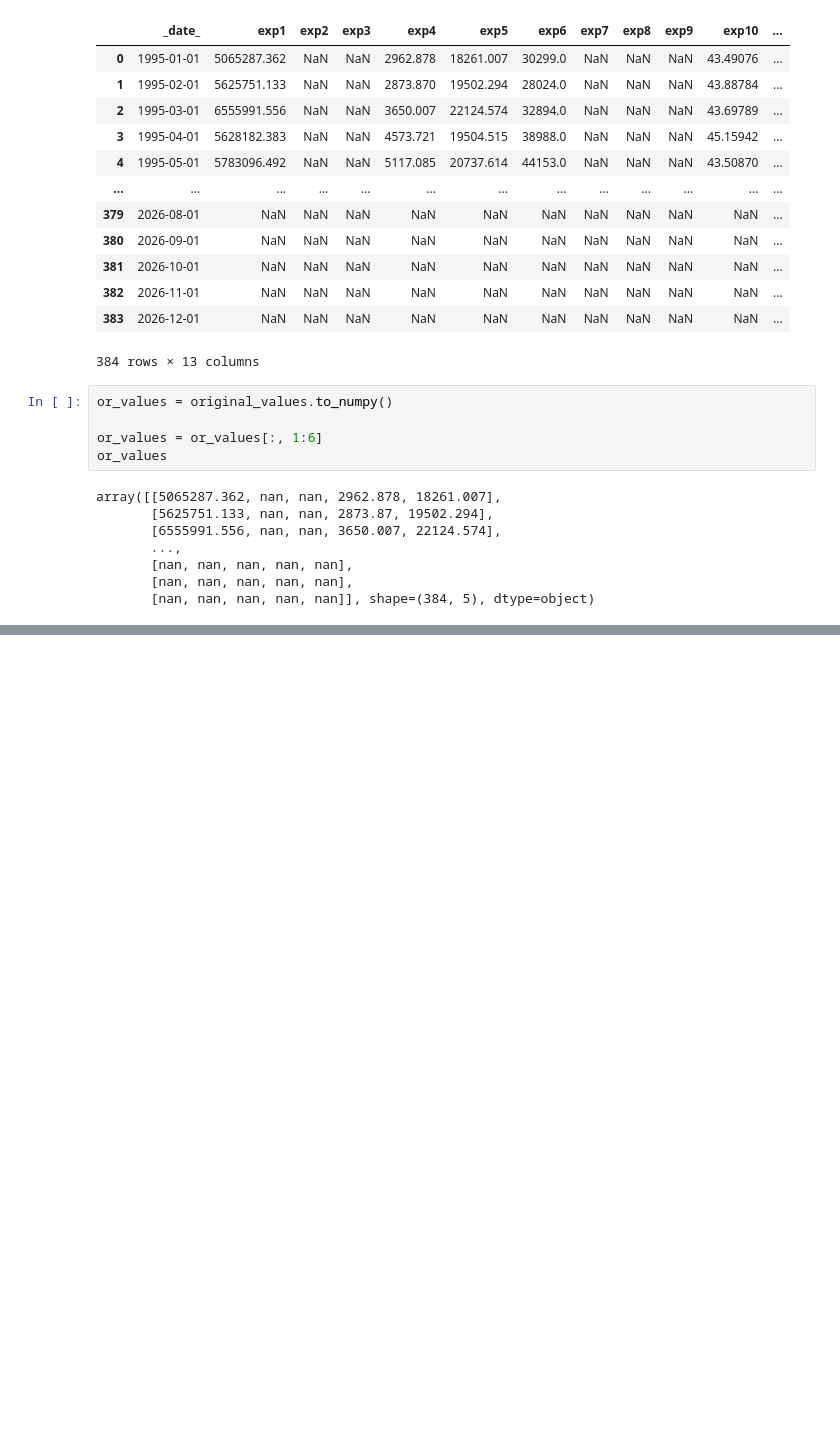
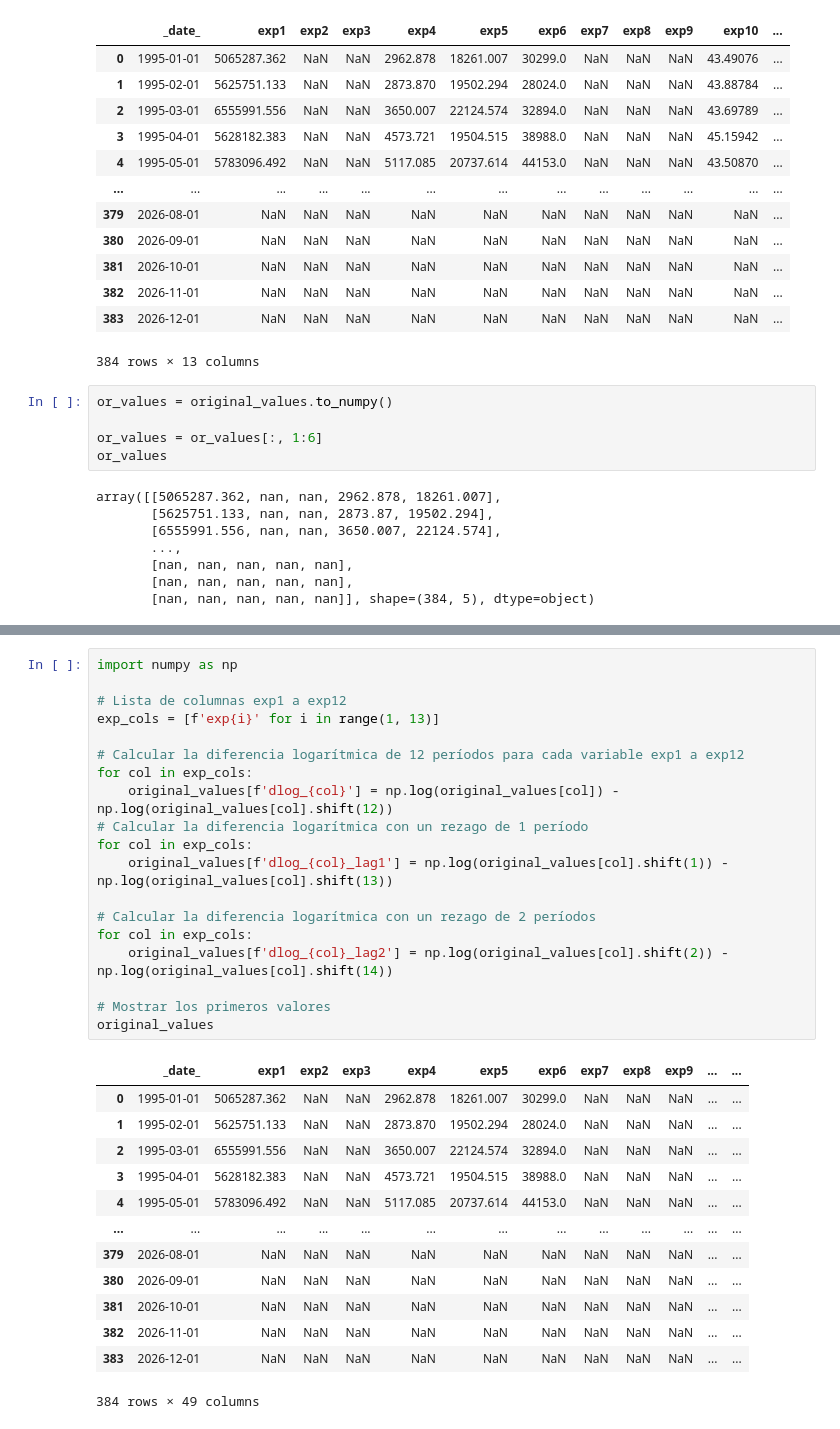
Before and after one commit to DrSumitodemansana/High-Frequency_GDP_Forecasting, a Jupyter notebook: src/modelo/actualizacion_mensual/Indices.ipynb, the cells around one changed output, grey strips where cells are left out. Drawn from its saved outputs; the diff is of its cells as text; blank space fills up the shorter version.

Commit message:
variables orginales añadiendo diflog y rezagos

```diff
--- a/src/modelo/actualizacion_mensual/Indices.ipynb
+++ b/src/modelo/actualizacion_mensual/Indices.ipynb
@@ -125,0 +127,33 @@ y = np.dot(fact_load.T, or_values)
+# %%
+import numpy as np
+
+# Lista de columnas exp1 a exp12
+exp_cols = [f'exp{i}' for i in range(1, 13)]
+
+# Calcular la diferencia logarítmica de 12 períodos para cada variable exp1 a exp12
+for col in exp_cols:
+    original_values[f'dlog_{col}'] = np.log(original_values[col]) - np.log(original_values[col].shift(12))
+# Calcular la diferencia logarítmica con un rezago de 1 período
+for col in exp_cols:
+    original_values[f'dlog_{col}_lag1'] = np.log(original_values[col].shift(1)) - np.log(original_values[col].shift(13))
+
+# Calcular la diferencia logarítmica con un rezago de 2 períodos
+for col in exp_cols:
+    original_values[f'dlog_{col}_lag2'] = np.log(original_values[col].shift(2)) - np.log(original_values[col].shift(14))
+
+# Mostrar los primeros valores
+original_values
+# %% [output]
+|  | _date_ | exp1 | exp2 | exp3 | exp4 | exp5 | exp6 | exp7 | exp8 | exp9 | ... | ... |
+| 0 | 1995-01-01 | 5065287.362 | NaN | NaN | 2962.878 | 18261.007 | 30299.0 | NaN | NaN | NaN | ... | ... |
+| 1 | 1995-02-01 | 5625751.133 | NaN | NaN | 2873.870 | 19502.294 | 28024.0 | NaN | NaN | NaN | ... | ... |
+| 2 | 1995-03-01 | 6555991.556 | NaN | NaN | 3650.007 | 22124.574 | 32894.0 | NaN | NaN | NaN | ... | ... |
+| 3 | 1995-04-01 | 5628182.383 | NaN | NaN | 4573.721 | 19504.515 | 38988.0 | NaN | NaN | NaN | ... | ... |
+| 4 | 1995-05-01 | 5783096.492 | NaN | NaN | 5117.085 | 20737.614 | 44153.0 | NaN | NaN | NaN | ... | ... |
+| ... | ... | ... | ... | ... | ... | ... | ... | ... | ... | ... | ... | ... |
+| 379 | 2026-08-01 | NaN | NaN | NaN | NaN | NaN | NaN | NaN | NaN | NaN | ... | ... |
+| 380 | 2026-09-01 | NaN | NaN | NaN | NaN | NaN | NaN | NaN | NaN | NaN | ... | ... |
+| 381 | 2026-10-01 | NaN | NaN | NaN | NaN | NaN | NaN | NaN | NaN | NaN | ... | ... |
+| 382 | 2026-11-01 | NaN | NaN | NaN | NaN | NaN | NaN | NaN | NaN | NaN | ... | ... |
+| 383 | 2026-12-01 | NaN | NaN | NaN | NaN | NaN | NaN | NaN | NaN | NaN | ... | ... |
+384 rows × 49 columns
```
Also changed, not shown: parts of 1 cell of this notebook.
